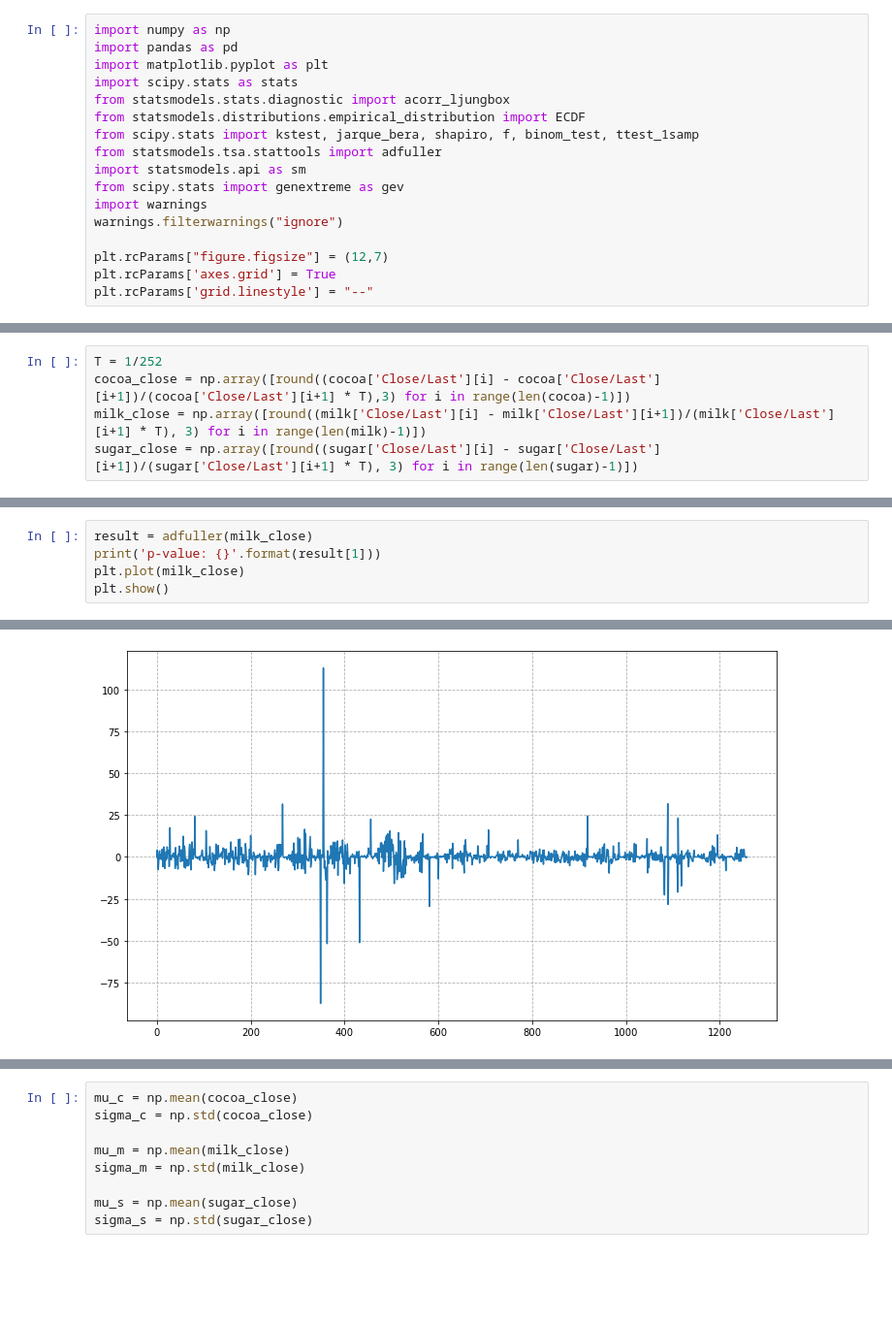
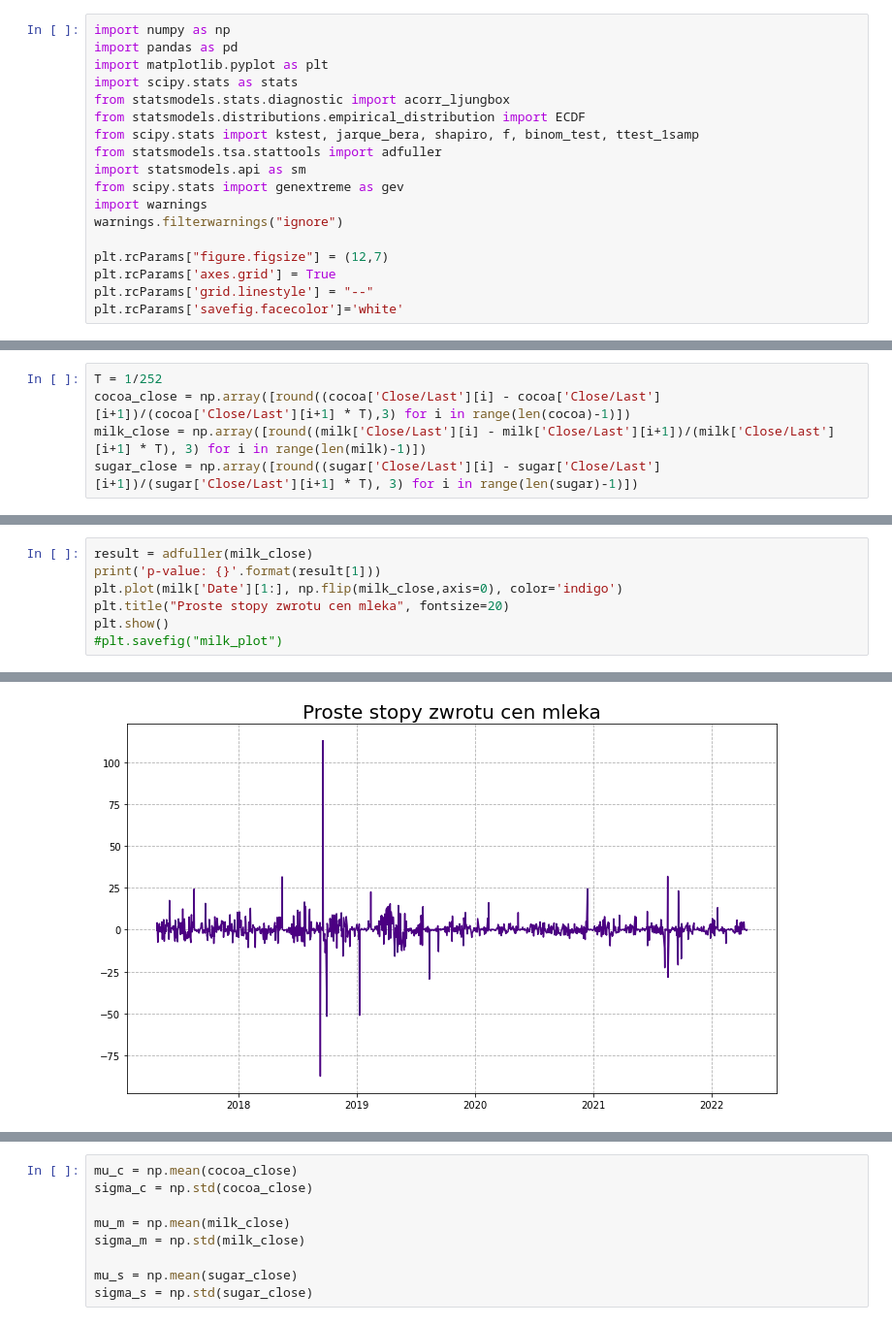
Before and after one commit to KatarzynaTurbanska/enterprise_risk_management, a Jupyter notebook: miary_ryzyka.ipynb, the cells around one changed output, grey strips where cells are left out. Shown at 97% size. Drawn from its saved outputs; the diff is of its cells as text; blank space fills up the shorter version.

```diff
--- a/miary_ryzyka.ipynb
+++ b/miary_ryzyka.ipynb
@@ -15,6 +15,7 @@ warnings.filterwarnings("ignore")
 plt.rcParams["figure.figsize"] = (12,7)
 plt.rcParams['axes.grid'] = True
 plt.rcParams['grid.linestyle'] = "--"
+plt.rcParams['savefig.facecolor']='white'
 # %% [markdown]
 # 1. Analiza jednowymiarowa.
 # %% [markdown]
@@ -83,6 +86,8 @@ p-value: 4.524950502080287e-26
 # %%
 result = adfuller(milk_close)
 print('p-value: {}'.format(result[1]))
-plt.plot(milk_close)
+plt.plot(milk['Date'][1:], np.flip(milk_close,axis=0), color='indigo')
+plt.title("Proste stopy zwrotu cen mleka", fontsize=20)
 plt.show()
+#plt.savefig("milk_plot")
 # %% [output]
@@ -90,4 +95,4 @@ p-value: 1.6507126062903223e-23
-[figure, old version]
+[figure, new version]
 # %%
 result = adfuller(sugar_close)
 print('p-value: {}'.format(result[1]))
```
Also changed, not shown: parts of 17 cells of this notebook, 6 other files.
